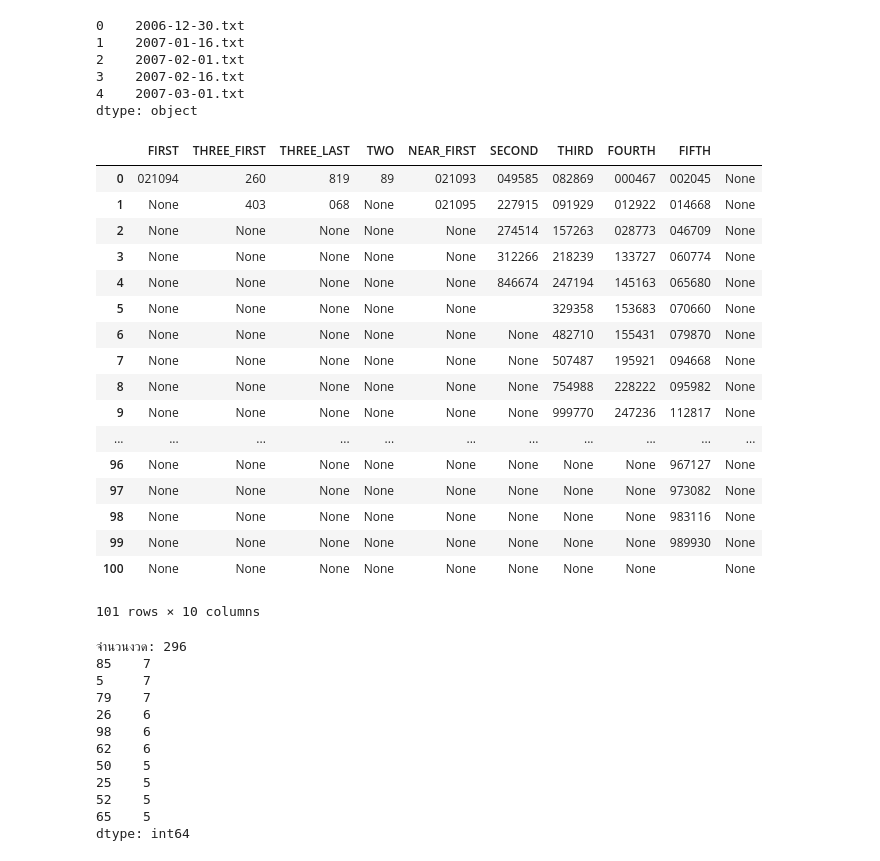
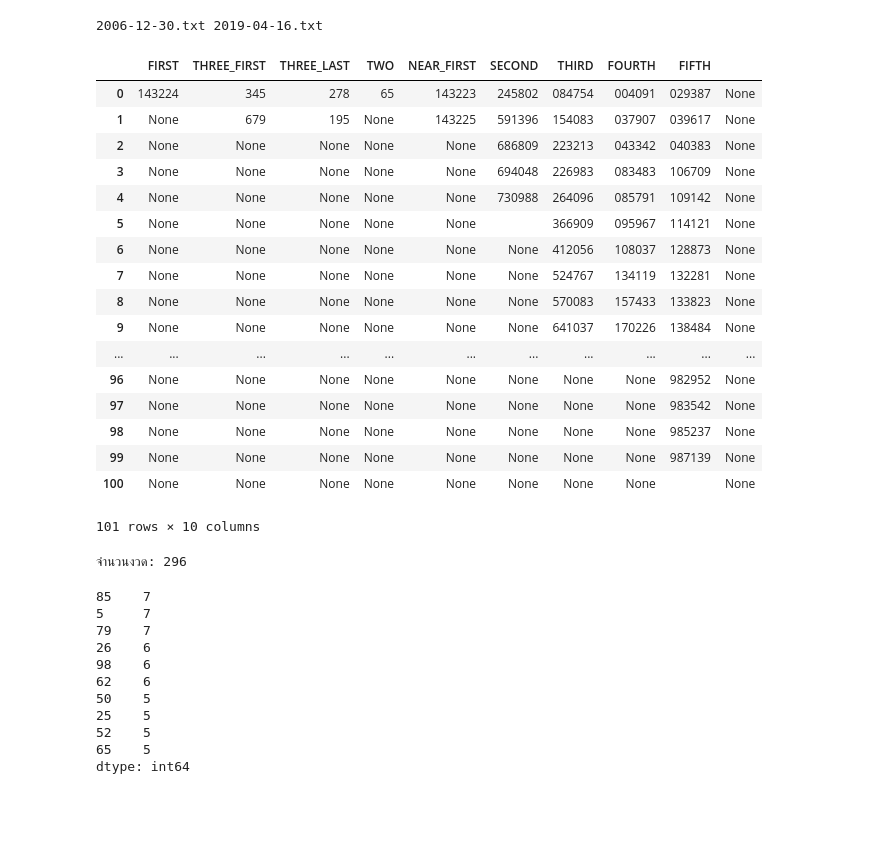
Before and after one commit to chin8628/Thai-lottery-analysis, a Jupyter notebook: thai lottery analysis.ipynb, the cells around one changed output. Cells and saved outputs as stored; diff of their text form; code cells hidden in the pictures; blank space fills up the shorter version.

```diff
--- a/thai lottery analysis.ipynb
+++ b/thai lottery analysis.ipynb
@@ -6,16 +6,13 @@ import numpy as np
 LOTTO_DIR = './lottonumbers/'
 # %%
 lotto_files = os.listdir(LOTTO_DIR)
+
+lotto_files.sort()
+print(lotto_files[0], lotto_files[len(lotto_files) - 1])
+
 lotto_files = pd.Series(lotto_files)
-
-lotto_files.head()
 # %% [output]
-0    2006-12-30.txt
-1    2007-01-16.txt
-2    2007-02-01.txt
-3    2007-02-16.txt
-4    2007-03-01.txt
-dtype: object
+2006-12-30.txt 2019-04-16.txt
 # %%
 dataframe_lottos = {}
 
@@ -35,26 +32,30 @@ for lotto_file in lotto_files:
 
     dataframe_lottos[lotto_file] = pd.DataFrame(dataframe, index=index).T
 # %%
-dataframe_lottos['2015-09-01.txt']
+dataframe_lottos['2017-09-01.txt']
 # %% [output]
 |  | FIRST | THREE_FIRST | THREE_LAST | TWO | NEAR_FIRST | SECOND | THIRD | FOURTH | FIFTH |  |
-| 0 | 021094 | 260 | 819 | 89 | 021093 | 049585 | 082869 | 000467 | 002045 | None |
-| 1 | None | 403 | 068 | None | 021095 | 227915 | 091929 | 012922 | 014668 | None |
-| 2 | None | None | None | None | None | 274514 | 157263 | 028773 | 046709 | None |
-| 3 | None | None | None | None | None | 312266 | 218239 | 133727 | 060774 | None |
-| 4 | None | None | None | None | None | 846674 | 247194 | 145163 | 065680 | None |
-| 5 | None | None | None | None | None |  | 329358 | 153683 | 070660 | None |
-| 6 | None | None | None | None | None | None | 482710 | 155431 | 079870 | None |
-| 7 | None | None | None | None | None | None | 507487 | 195921 | 094668 | None |
-| 8 | None | None | None | None | None | None | 754988 | 228222 | 095982 | None |
-| 9 | None | None | None | None | None | None | 999770 | 247236 | 112817 | None |
+| 0 | 143224 | 345 | 278 | 65 | 143223 | 245802 | 084754 | 004091 | 029387 | None |
+| 1 | None | 679 | 195 | None | 143225 | 591396 | 154083 | 037907 | 039617 | None |
+| 2 | None | None | None | None | None | 686809 | 223213 | 043342 | 040383 | None |
+| 3 | None | None | None | None | None | 694048 | 226983 | 083483 | 106709 | None |
+| 4 | None | None | None | None | None | 730988 | 264096 | 085791 | 109142 | None |
+| 5 | None | None | None | None | None |  | 366909 | 095967 | 114121 | None |
+| 6 | None | None | None | None | None | None | 412056 | 108037 | 128873 | None |
+| 7 | None | None | None | None | None | None | 524767 | 134119 | 132281 | None |
+| 8 | None | None | None | None | None | None | 570083 | 157433 | 133823 | None |
+| 9 | None | None | None | None | None | None | 641037 | 170226 | 138484 | None |
 | ... | ... | ... | ... | ... | ... | ... | ... | ... | ... | ... |
-| 96 | None | None | None | None | None | None | None | None | 967127 | None |
-| 97 | None | None | None | None | None | None | None | None | 973082 | None |
-| 98 | None | None | None | None | None | None | None | None | 983116 | None |
-| 99 | None | None | None | None | None | None | None | None | 989930 | None |
+| 96 | None | None | None | None | None | None | None | None | 982952 | None |
+| 97 | None | None | None | None | None | None | None | None | 983542 | None |
+| 98 | None | None | None | None | None | None | None | None | 985237 | None |
+| 99 | None | None | None | None | None | None | None | None | 987139 | None |
 | 100 | None | None | None | None | None | None | None | None |  | None |
 101 rows × 10 columns
+# %%
+print("จำนวนงวด:", len(last_two_list))
+# %% [output]
+จำนวนงวด: 296
 # %%
 # วิเคราะห์ เลขสองตัวท้าย
 
@@ -65,10 +66,8 @@ for key in dataframe_lottos:
 
 last_two_list = pd.Series(last_two_list)
 
-print("จำนวนงวด:", len(last_two_list))
 print(last_two_list.value_counts().head(10))
 # %% [output]
-จำนวนงวด: 296
 85    7
 5     7
 79    7
```
Also changed, not shown: parts of 4 cells of this notebook.
